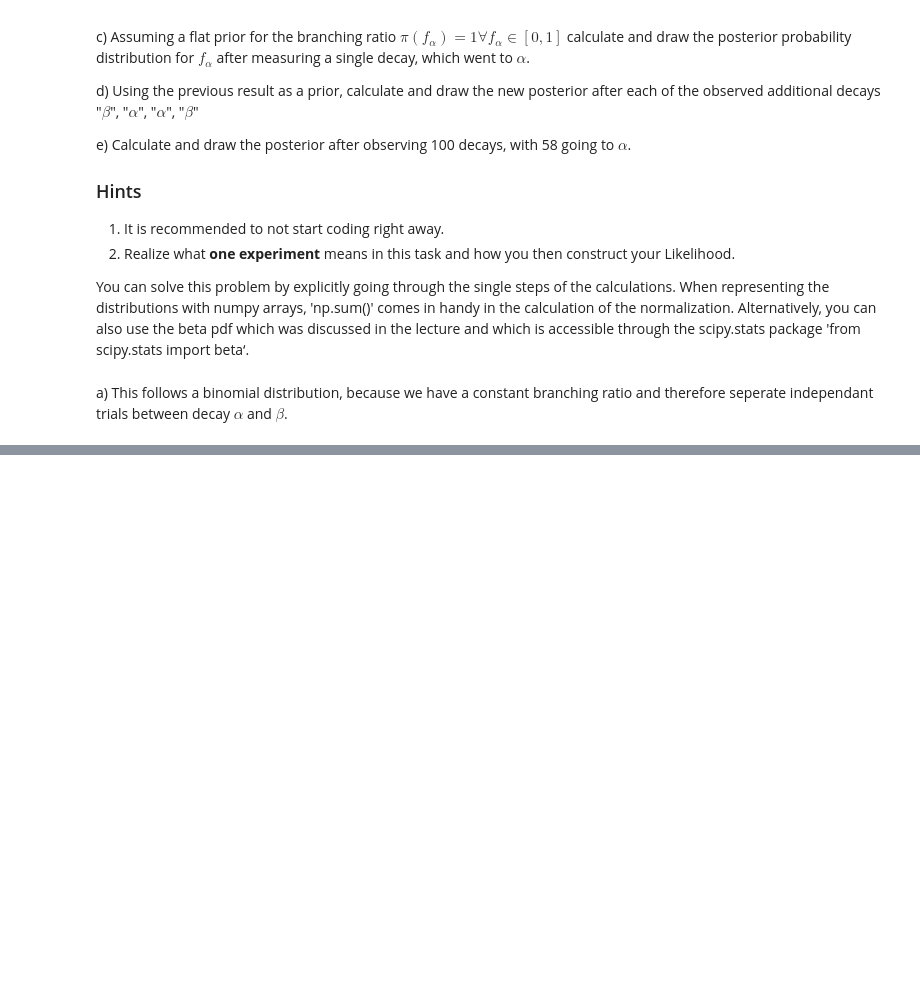
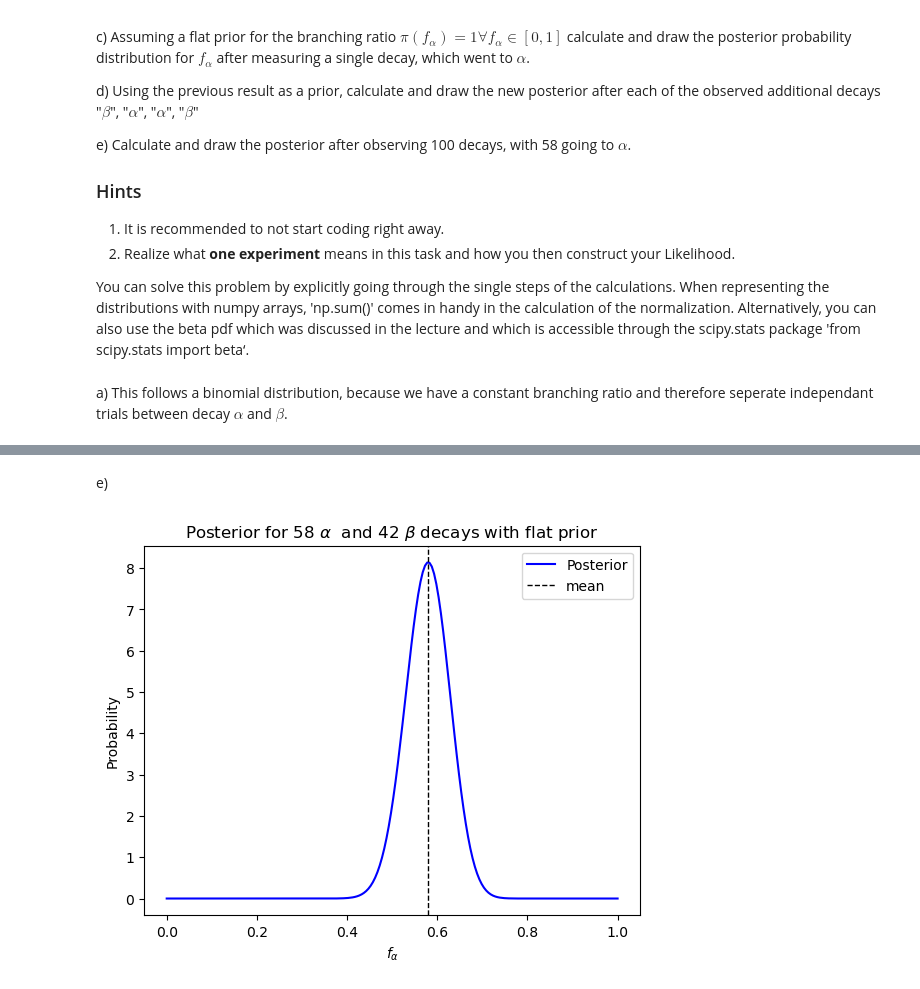
Before and after one commit to crispaceo/FP_S01, a Jupyter notebook: Till_S01_bayes_01.ipynb, the cells around one changed output, grey strips where cells are left out. Cells and saved outputs as stored; diff of their text form; code cells hidden in the pictures; blank space fills up the shorter version.

```diff
--- a/Till_S01_bayes_01.ipynb
+++ b/Till_S01_bayes_01.ipynb
@@ -34,0 +86,18 @@ b) from the manual we get the Posterior as $P(\vec{\lambda} \mid x)=\frac{L(x \m
+# %% [markdown]
+e)
+# %%
+#again, because of the flat prior (1,1) we have 59, 43
+a, b = 59, 43
+
+mean = a / (a + b)
+
+space = np.linspace(0,1,200)
+plt.plot(space, beta.pdf(space, a, b), color='blue', label=r"Posterior")
+plt.axvline(mean, color='black', ls='--', lw=1, label="mean")
+plt.title(r"Posterior for 58 $\alpha$  and 42 $\beta$ decays with flat prior")
+plt.xlabel(r"$f_\alpha$")
+plt.ylabel("Probability")
+plt.legend()
+plt.show()
+# %% [output]
+[figure, added]
```
Also changed, not shown: parts of 5 cells of this notebook.
